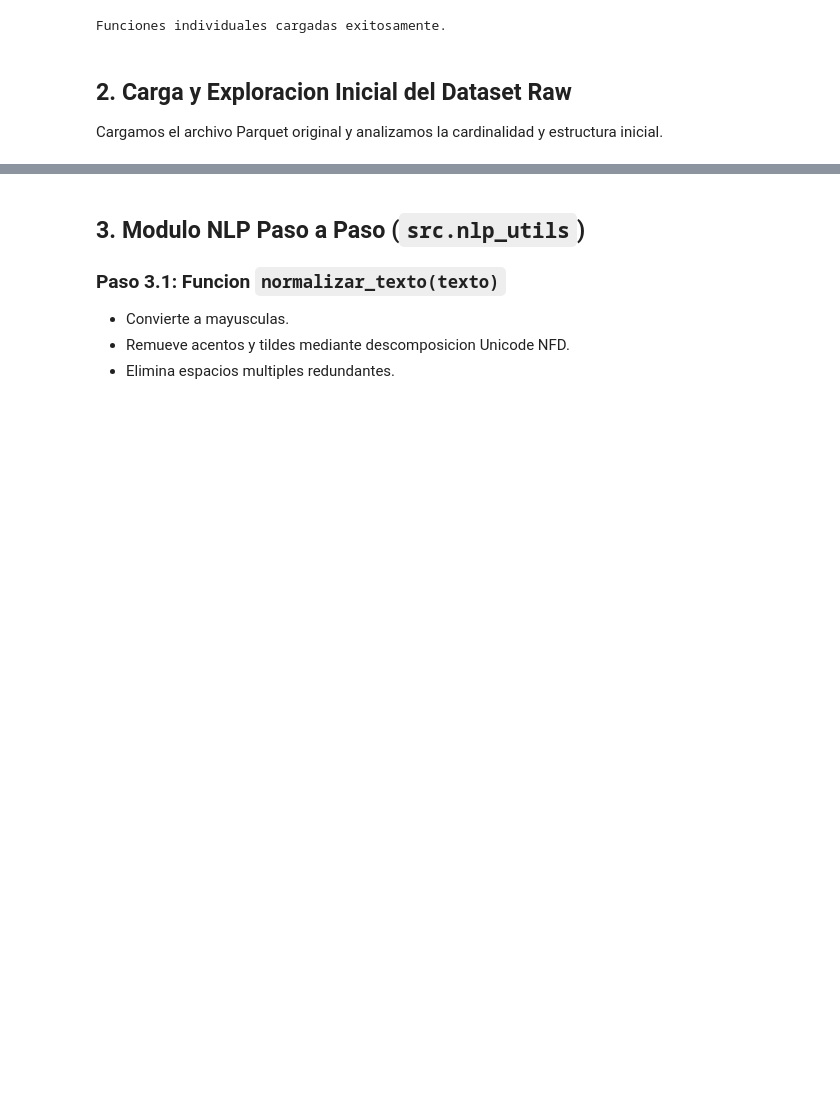
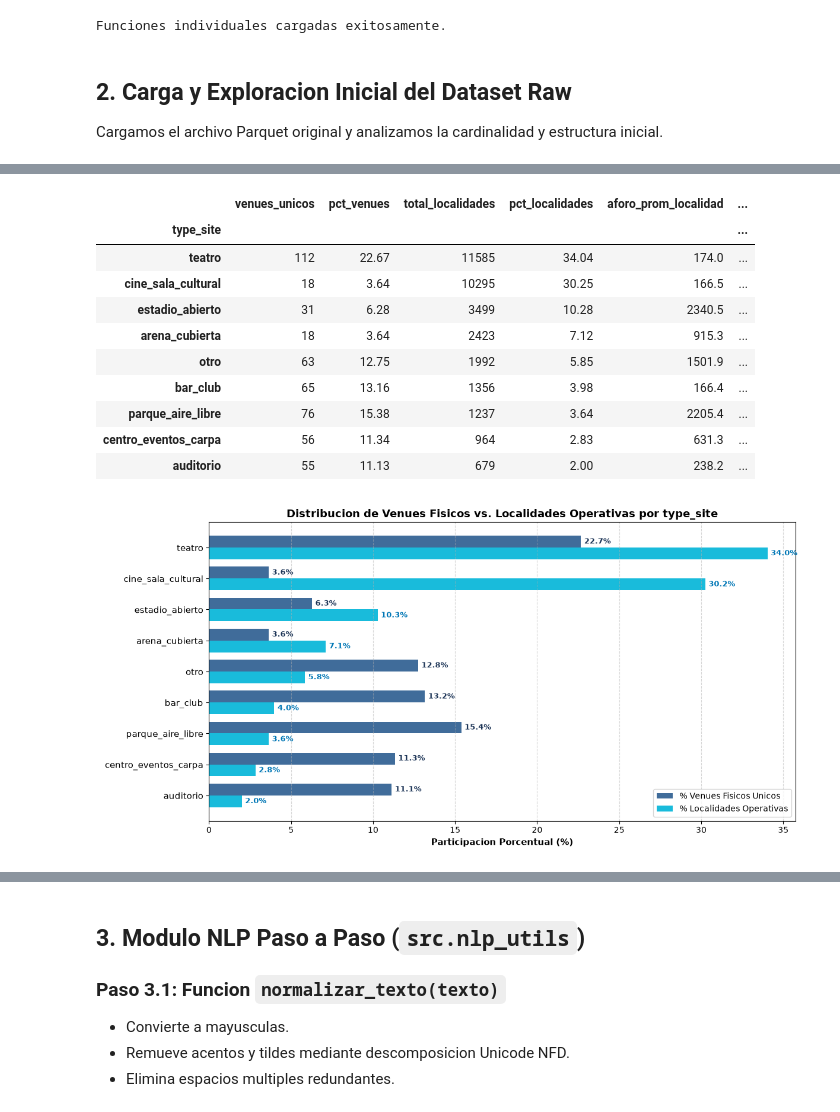
Before and after one commit to valentinatuboleta/clusterizacion-localidades, a Jupyter notebook: notebooks/01_eda_clusterizacion.ipynb, the cells around one changed output, grey strips where cells are left out. Drawn from its saved outputs; the diff is of its cells as text; code cells hidden in the pictures; blank space fills up the shorter version.

Commit message:
consolidar type_site de recintos e integrar frecuencias en EDA

```diff
--- a/notebooks/01_eda_clusterizacion.ipynb
+++ b/notebooks/01_eda_clusterizacion.ipynb
@@ -72,0 +79,68 @@ Total de nombres unicos de localidad: 2,401
+# %%
+# Carga de la tabla maestra de verdad de venues
+lookup_path = "../data/lookup/site_type_lookup.csv" if os.path.exists("../data/lookup/site_type_lookup.csv") else "data/lookup/site_type_lookup.csv"
+df_lookup = pd.read_csv(lookup_path)
+
+# Enriquecimiento del dataset raw con type_site
+df_raw = df_raw.merge(df_lookup[["site", "type_site"]], on="site", how="left")
+df_raw["type_site"] = df_raw["type_site"].fillna("otro")
+
+# 1. Metricas a nivel de venues fisicos unicos
+freq_venues = df_lookup["type_site"].value_counts().rename("venues_unicos")
+pct_venues = (df_lookup["type_site"].value_counts(normalize=True) * 100).round(2).rename("pct_venues")
+
+# 2. Metricas a nivel de localidades (volumen transaccional y funciones operativas)
+freq_localidades = df_raw["type_site"].value_counts().rename("total_localidades")
+pct_localidades = (df_raw["type_site"].value_counts(normalize=True) * 100).round(2).rename("pct_localidades")
+
+# 3. Metricas de aforo medio y maximo
+aforo_prom_loc = df_raw.groupby("type_site")["dn_quota"].mean().round(1).rename("aforo_prom_localidad")
+aforo_max_v = df_lookup.groupby("type_site")["aforo_max"].max().rename("aforo_max_venue")
+
+# Consolidacion de la Tabla de Frecuencias
+tabla_frecuencia_venue = pd.concat([
+    freq_venues,
+    pct_venues,
+    freq_localidades,
+    pct_localidades,
+    aforo_prom_loc,
+    aforo_max_v
+], axis=1).sort_values(by="total_localidades", ascending=False)
+
+print(f"Cobertura de venues en el dataset raw: {(1 - df_raw['type_site'].isnull().mean()) * 100:.1f}%")
+print(f"Total de venues unicos catalogados: {len(df_lookup):,}")
+print(f"Total de registros de localidades con venue clasificado: {len(df_raw):,}\n")
+
+display(tabla_frecuencia_venue)
+
+# Grafico de Barras Comparativo: % Venues Unicos vs % Localidades Operativas
+fig, ax = plt.subplots(figsize=(12, 6))
+y_pos = np.arange(len(tabla_frecuencia_venue))
+bar_width = 0.38
+
+bars_venues = ax.barh(y_pos - bar_width/2, tabla_frecuencia_venue["pct_venues"], bar_width,
+                      label="% Venues Fisicos Unicos", color="#2b5c8f", alpha=0.90)
+bars_locs = ax.barh(y_pos + bar_width/2, tabla_frecuencia_venue["pct_localidades"], bar_width,
+                    label="% Localidades Operativas", color="#00b4d8", alpha=0.90)
+
+ax.set_xlabel("Participacion Porcentual (%)", fontsize=11, fontweight="bold")
+ax.set_title("Distribucion de Venues Fisicos vs. Localidades Operativas por type_site", fontsize=13, fontweight="bold")
+ax.set_yticks(y_pos)
+ax.set_yticklabels(tabla_frecuencia_venue.index, fontsize=11)
+ax.invert_yaxis()
+ax.legend(loc="lower right", frameon=True, fontsize=10)
+ax.grid(axis="x", linestyle="--", alpha=0.5)
+
+for b in bars_venues:
+    w = b.get_width()
+    ax.annotate(f"{w:.1f}%", xy=(w, b.get_y() + b.get_height() / 2),
+                xytext=(4, 0), textcoords="offset points", ha="left", va="center", fontsize=9, fontweight="bold", color="#1d3557")
+
+for b in bars_locs:
+    w = b.get_width()
+    ax.annotate(f"{w:.1f}%", xy=(w, b.get_y() + b.get_height() / 2),
+                xytext=(4, 0), textcoords="offset points", ha="left", va="center", fontsize=9, fontweight="bold", color="#0077b6")
+
+plt.tight_layout()
+plt.show()
+# %% [output]
@@ -72,0 +150,12 @@ Total de nombres unicos de localidad: 2,401
+|  | venues_unicos | pct_venues | total_localidades | pct_localidades | aforo_prom_localidad | ... |
+| type_site |  |  |  |  |  | ... |
+| teatro | 112 | 22.67 | 11585 | 34.04 | 174.0 | ... |
+| cine_sala_cultural | 18 | 3.64 | 10295 | 30.25 | 166.5 | ... |
+| estadio_abierto | 31 | 6.28 | 3499 | 10.28 | 2340.5 | ... |
+| arena_cubierta | 18 | 3.64 | 2423 | 7.12 | 915.3 | ... |
+| otro | 63 | 12.75 | 1992 | 5.85 | 1501.9 | ... |
+| bar_club | 65 | 13.16 | 1356 | 3.98 | 166.4 | ... |
+| parque_aire_libre | 76 | 15.38 | 1237 | 3.64 | 2205.4 | ... |
+| centro_eventos_carpa | 56 | 11.34 | 964 | 2.83 | 631.3 | ... |
+| auditorio | 55 | 11.13 | 679 | 2.00 | 238.2 | ... |
+[figure, added]
```
Also changed, not shown: parts of 3 cells of this notebook, 3 other files.
